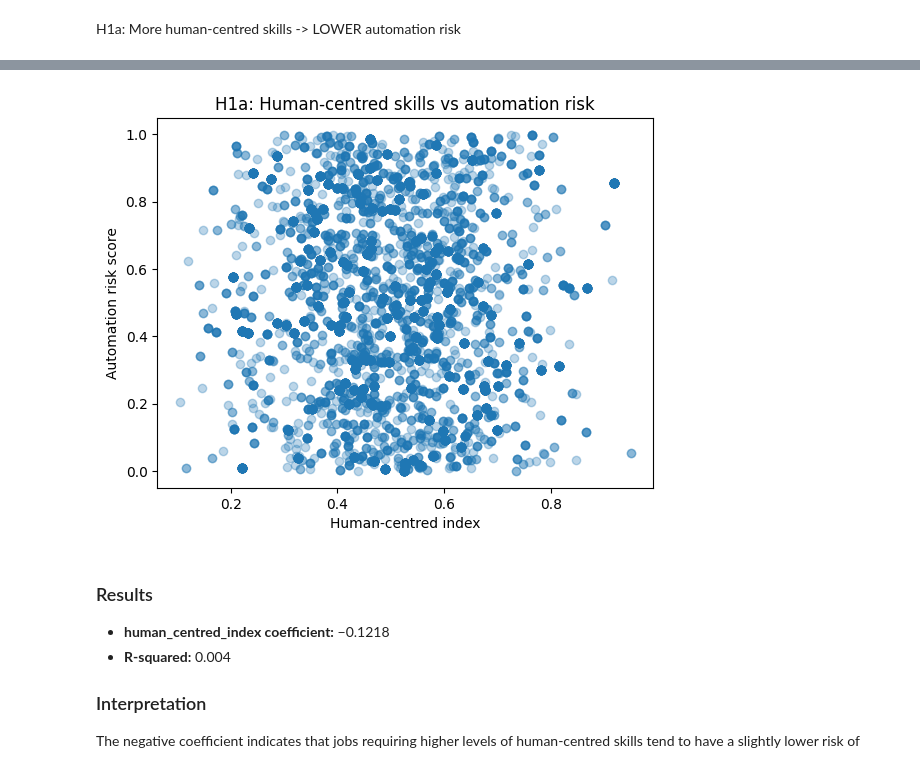
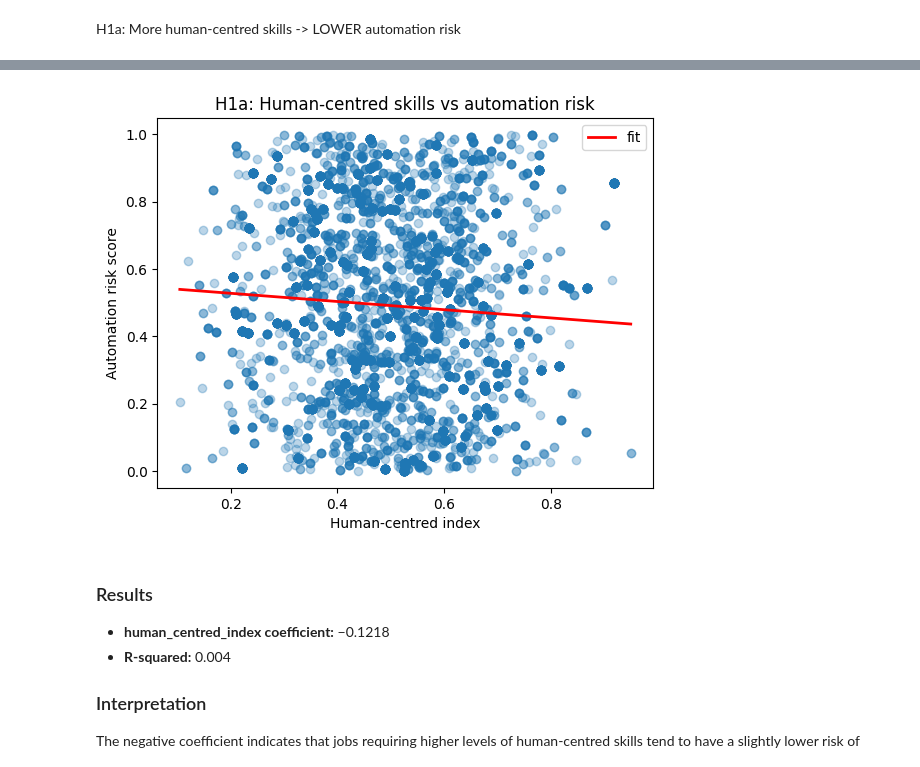
Before and after one commit to sunnyjandu/AI_and_the_Future_of_Work_and_Learning, a Jupyter notebook: jupyter_notebooks/full_analytic_flow.ipynb, the cells around one changed output, grey strips where cells are left out. Cells and saved outputs as stored; diff of their text form; code cells hidden in the pictures.

```diff
--- a/jupyter_notebooks/full_analytic_flow.ipynb
+++ b/jupyter_notebooks/full_analytic_flow.ipynb
@@ -248,9 +248,16 @@ print(model_h1a.summary())
 # Visual
 plt.figure()
 plt.scatter(h1a["human_centred_index"], h1a["automation_risk_score"], alpha=0.3)
+# add regression line using the fitted model
+coef = model_h1a.params
+x_vals = np.linspace(h1a["human_centred_index"].min(), h1a["human_centred_index"].max(), 100)
+y_vals = coef.const + coef.human_centred_index * x_vals
+plt.plot(x_vals, y_vals, color='red', linewidth=2, label='fit')
+
 plt.xlabel("Human-centred index")
 plt.ylabel("Automation risk score")
 plt.title("H1a: Human-centred skills vs automation risk")
+plt.legend()
 plt.show()
 # %% [output]
                               OLS Regression Results
@@ -263,14 +270,14 @@ Time:                           15:59:08   Log-Likelihood:                -739.3
 No. Observations:                   7215   AIC:                             1483.
 Df Residuals:                       7213   BIC:                             1496.
 Df Model:                              1
 Covariance Type:               nonrobust
 =======================================================================================
 ... (9 lines left out)
 ==============================================================================
 
 Notes:
 [1] Standard Errors assume that the covariance matrix of the errors is correctly specified.
-[figure, old version]
+[figure, new version]
 # %% [markdown]
 ### Results
 
```
Also changed, not shown: parts of 1 cell of this notebook, 1 other file.
